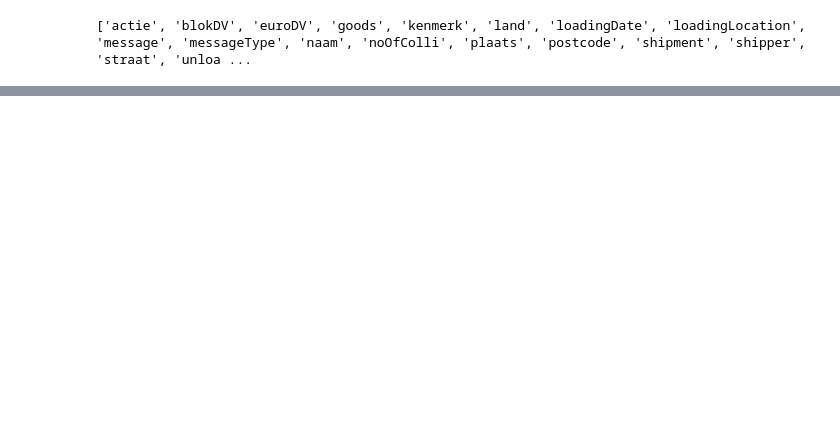
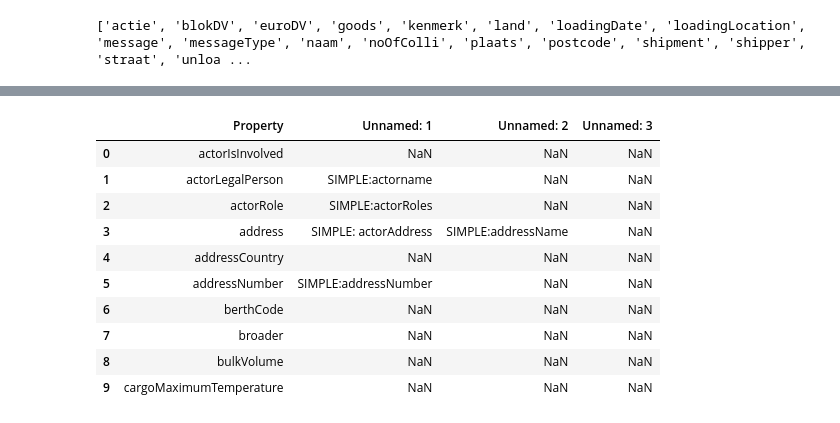
Before and after one commit to aukehofman97/LLMxSimple, a Jupyter notebook: jsontograph.ipynb, the cells around one changed output, grey strips where cells are left out. Cells and saved outputs as stored; diff of their text form; code cells hidden in the pictures; blank space fills up the shorter version.

```diff
--- a/jsontograph.ipynb
+++ b/jsontograph.ipynb
@@ -469,0 +470,15 @@ Also, tell me your reasoning."""
+# %%
+similarities = read_csv_file('Vocabulary2.csv')
+similarities.head(10)
+# %% [output]
+|  | Property | Unnamed: 1 | Unnamed: 2 | Unnamed: 3 |
+| 0 | actorIsInvolved | NaN | NaN | NaN |
+| 1 | actorLegalPerson | SIMPLE:actorname | NaN | NaN |
+| 2 | actorRole | SIMPLE:actorRoles | NaN | NaN |
+| 3 | address | SIMPLE: actorAddress | SIMPLE:addressName | NaN |
+| 4 | addressCountry | NaN | NaN | NaN |
+| 5 | addressNumber | SIMPLE:addressNumber | NaN | NaN |
+| 6 | berthCode | NaN | NaN | NaN |
+| 7 | broader | NaN | NaN | NaN |
+| 8 | bulkVolume | NaN | NaN | NaN |
+| 9 | cargoMaximumTemperature | NaN | NaN | NaN |
```
Also changed, not shown: parts of 10 cells of this notebook, 5 other files.
